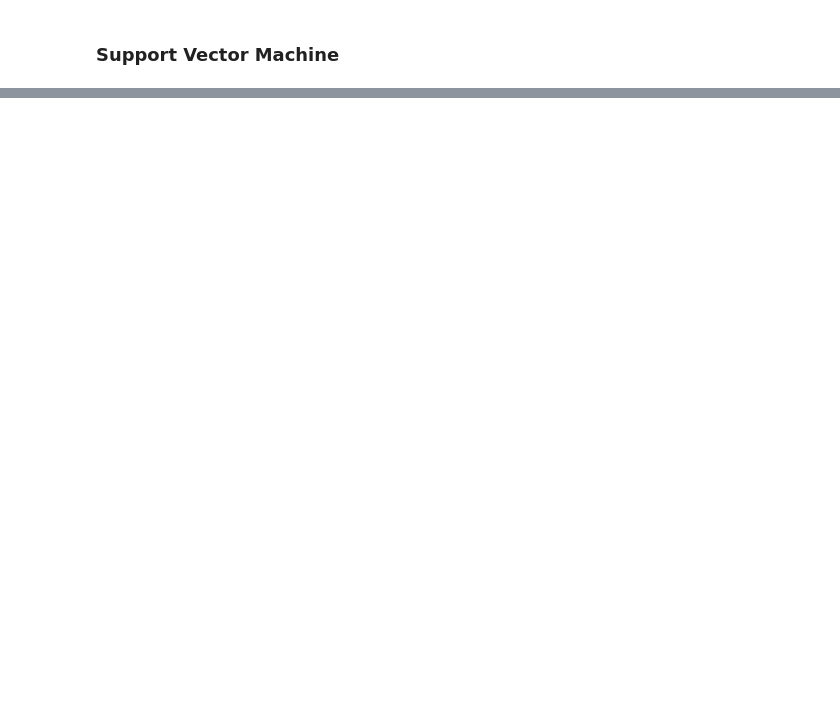
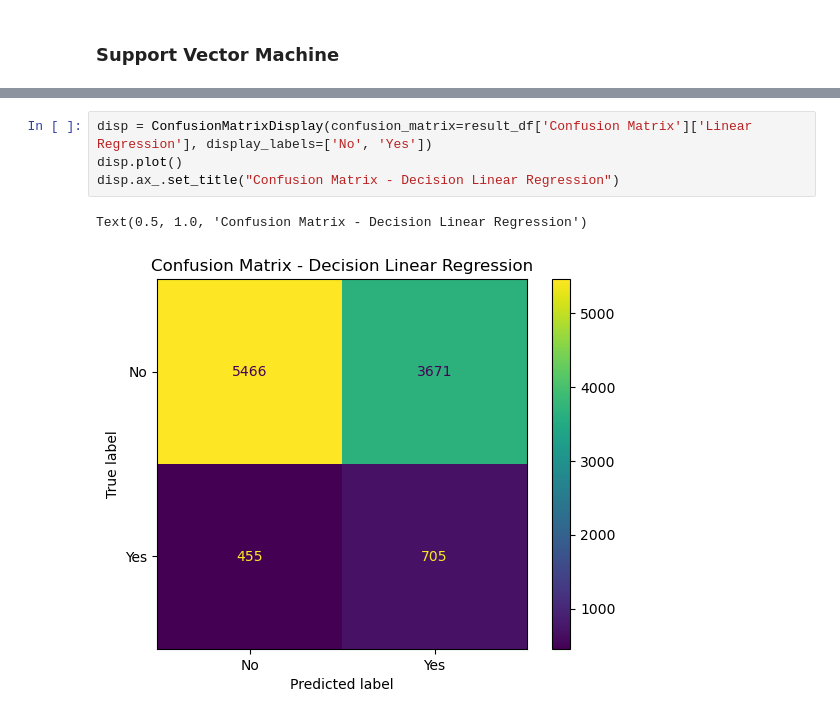
Before and after one commit to Hoomaaan/Portuguese-Banking-Comparing-Classifiers, a Jupyter notebook: prompt_III.ipynb, the cells around one changed output, grey strips where cells are left out. Saved outputs shown, nothing was run; the diff lists cells and outputs as text; blank space fills up the shorter version.

```diff
--- a/prompt_III.ipynb
+++ b/prompt_III.ipynb
@@ -710,0 +742,7 @@ result_df
+# %%
+disp = ConfusionMatrixDisplay(confusion_matrix=result_df['Confusion Matrix']['Linear Regression'], display_labels=['No', 'Yes'])
+disp.plot()
+disp.ax_.set_title("Confusion Matrix - Decision Linear Regression")
+# %% [output]
+Text(0.5, 1.0, 'Confusion Matrix - Decision Linear Regression')
+[figure, added]
```
Also changed, not shown: parts of 18 cells of this notebook.
